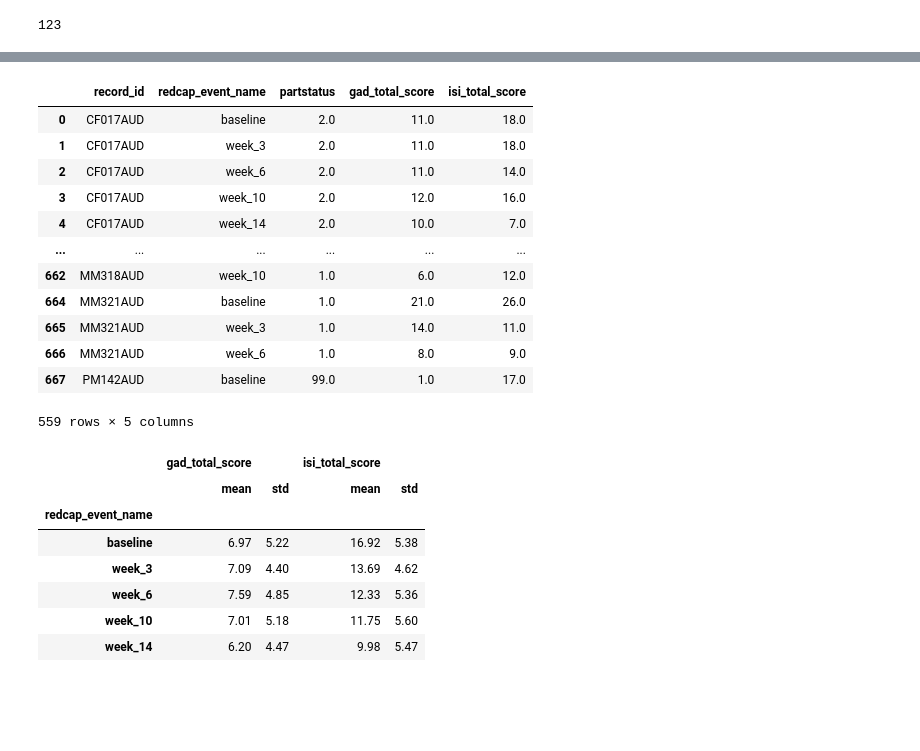
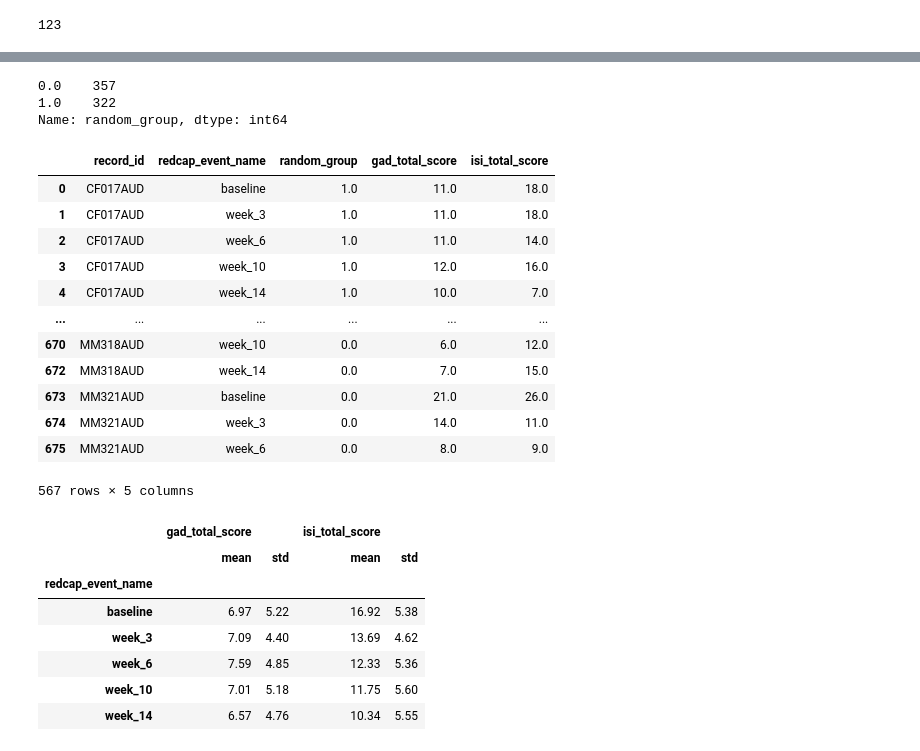
Before and after one commit to mbthompson14/HR_DSMB_2023, a Jupyter notebook: isi_gad.ipynb, the cells around one changed output, grey strips where cells are left out. Drawn from its saved outputs; the diff is of its cells as text; code cells hidden in the pictures; blank space fills up the shorter version.

```diff
--- a/isi_gad.ipynb
+++ b/isi_gad.ipynb
@@ -28 +28,8 @@ Index(['record_id', 'redcap_event_name', 'total_invites',
       dtype='object')
+# %%
+def expand_condition(df):
+    df['random_group'] = df.loc[df['redcap_event_name']=='baseline','random_group'].values[0]
+    return df
+# %%
+df = df.groupby('record_id',group_keys=False).apply(expand_condition)
+df
@@ -29,17 +50,23 @@ Index(['record_id', 'redcap_event_name', 'total_invites',
+# %%
+df['random_group'].value_counts()
+# %% [output]
+0.0    357
+1.0    322
+Name: random_group, dtype: int64
 # %%
-df_isi_gad = df.loc[(df['gad7_complete']==2) | (df['isi_complete']==2), ['record_id','redcap_event_name','partstatus','gad_total_score','isi_total_score']]
+df_isi_gad = df.loc[(df['gad7_complete']==2) | (df['isi_complete']==2), ['record_id','redcap_event_name','random_group','gad_total_score','isi_total_score']]
 df_isi_gad
 # %% [output]
-|  | record_id | redcap_event_name | partstatus | gad_total_score | isi_total_score |
-| 0 | CF017AUD | baseline | 2.0 | 11.0 | 18.0 |
-| 1 | CF017AUD | week_3 | 2.0 | 11.0 | 18.0 |
-| 2 | CF017AUD | week_6 | 2.0 | 11.0 | 14.0 |
-| 3 | CF017AUD | week_10 | 2.0 | 12.0 | 16.0 |
-| 4 | CF017AUD | week_14 | 2.0 | 10.0 | 7.0 |
+|  | record_id | redcap_event_name | random_group | gad_total_score | isi_total_score |
+| 0 | CF017AUD | baseline | 1.0 | 11.0 | 18.0 |
+| 1 | CF017AUD | week_3 | 1.0 | 11.0 | 18.0 |
+| 2 | CF017AUD | week_6 | 1.0 | 11.0 | 14.0 |
+| 3 | CF017AUD | week_10 | 1.0 | 12.0 | 16.0 |
+| 4 | CF017AUD | week_14 | 1.0 | 10.0 | 7.0 |
 | ... | ... | ... | ... | ... | ... |
-| 662 | MM318AUD | week_10 | 1.0 | 6.0 | 12.0 |
-| 664 | MM321AUD | baseline | 1.0 | 21.0 | 26.0 |
-| 665 | MM321AUD | week_3 | 1.0 | 14.0 | 11.0 |
-| 666 | MM321AUD | week_6 | 1.0 | 8.0 | 9.0 |
-| 667 | PM142AUD | baseline | 99.0 | 1.0 | 17.0 |
+| 670 | MM318AUD | week_10 | 0.0 | 6.0 | 12.0 |
+| 672 | MM318AUD | week_14 | 0.0 | 7.0 | 15.0 |
+| 673 | MM321AUD | baseline | 0.0 | 21.0 | 26.0 |
+| 674 | MM321AUD | week_3 | 0.0 | 14.0 | 11.0 |
+| 675 | MM321AUD | week_6 | 0.0 | 8.0 | 9.0 |
-559 rows × 5 columns
+567 rows × 5 columns
@@ -54,4 +83,4 @@ isi_gad_scores.round(decimals=2)
 | week_3 | 7.09 | 4.40 | 13.69 | 4.62 |
 | week_6 | 7.59 | 4.85 | 12.33 | 5.36 |
 | week_10 | 7.01 | 5.18 | 11.75 | 5.60 |
-| week_14 | 6.20 | 4.47 | 9.98 | 5.47 |
+| week_14 | 6.57 | 4.76 | 10.34 | 5.55 |
```
Also changed, not shown: parts of 5 cells of this notebook, 20 other files.
